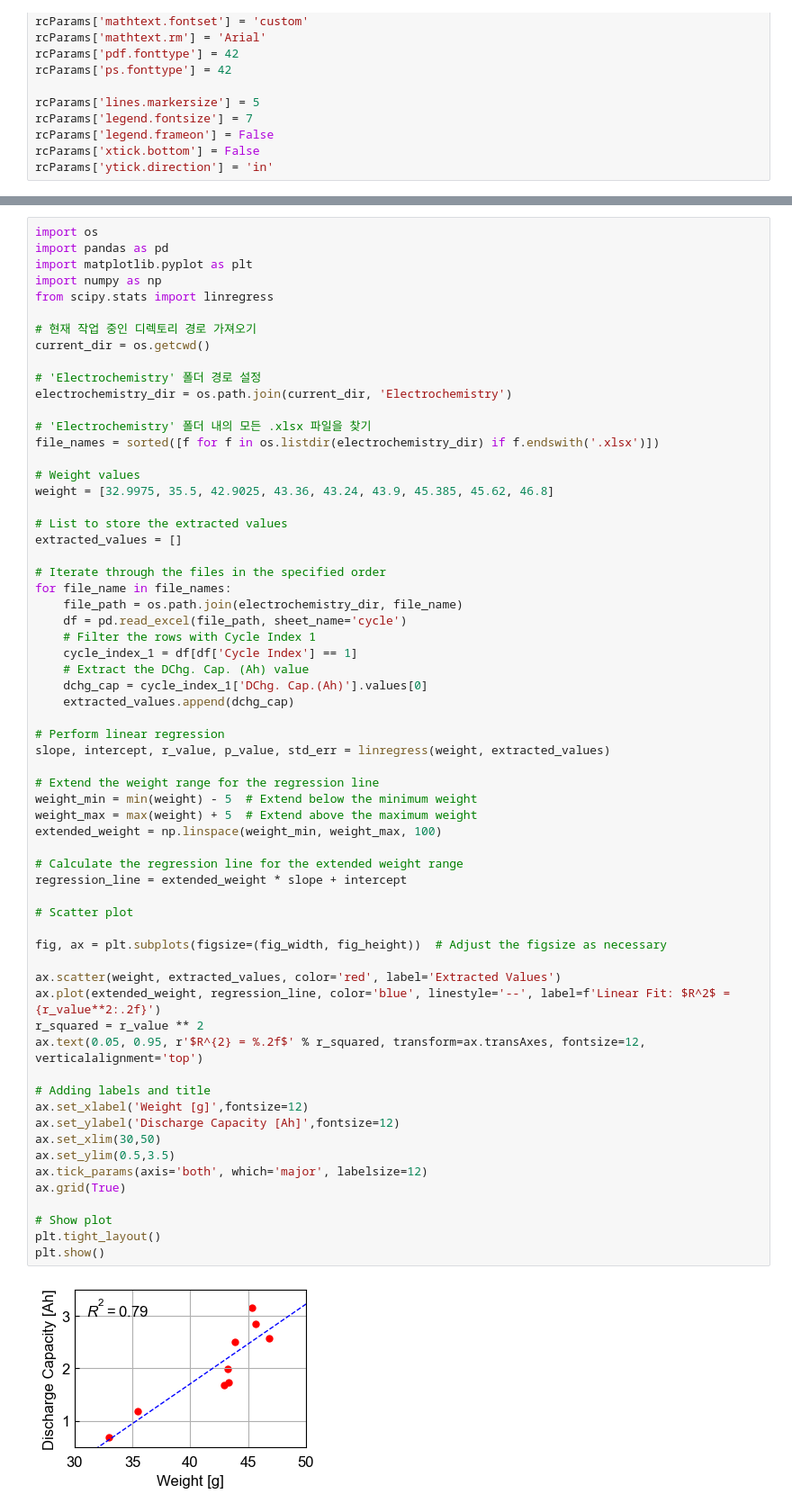
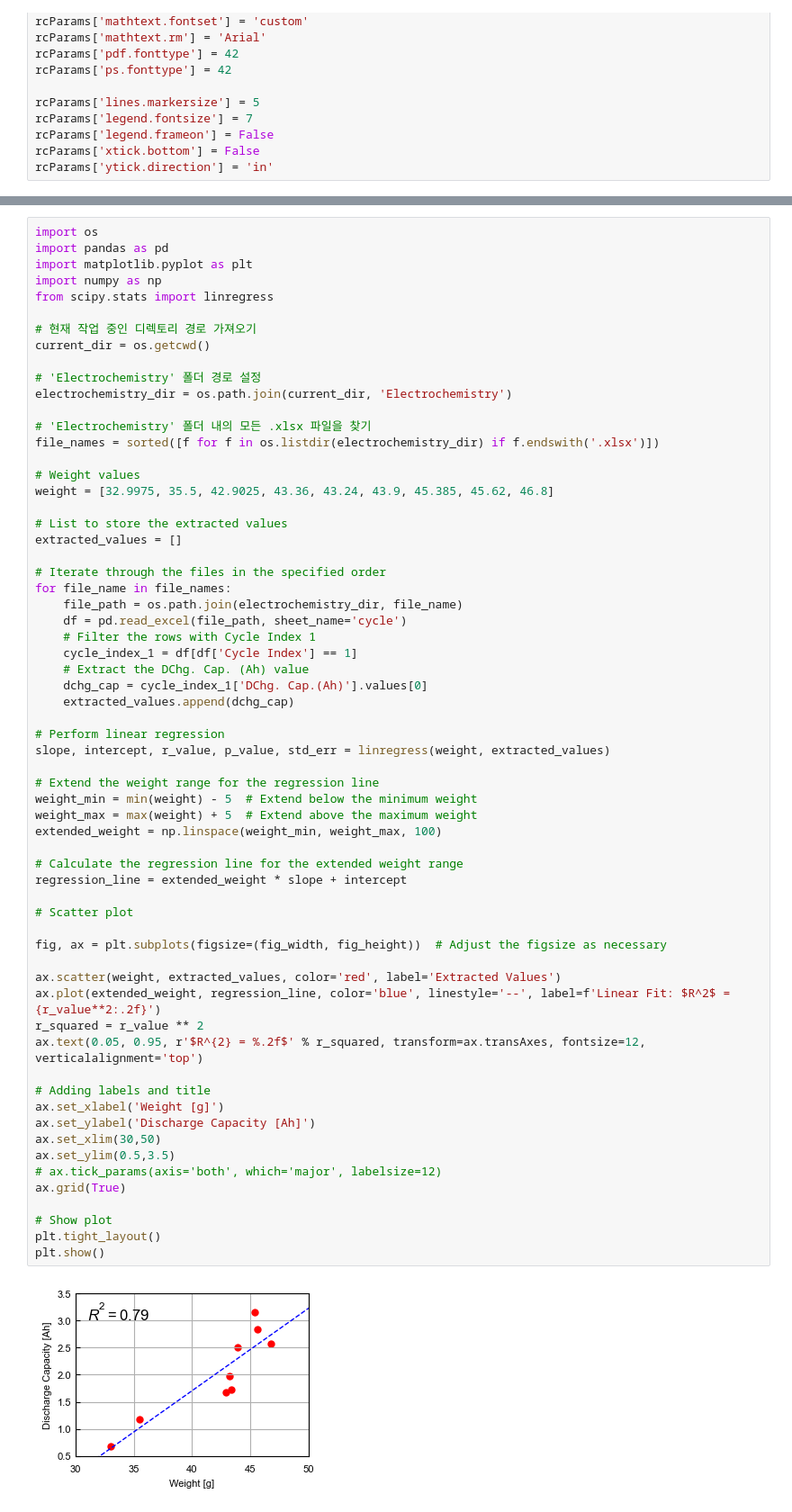
Before and after one commit to jinhongm-umich/Glimpse, a Jupyter notebook: Amazon cells/Clean-fig8.ipynb, the cells around one changed output, grey strips where cells are left out. Shown: that part at 90% size. Cells and saved outputs as stored; diff of their text form.

```diff
--- a/Amazon cells/Clean-fig8.ipynb
+++ b/Amazon cells/Clean-fig8.ipynb
@@ -135,37 +135,37 @@ for file_name in file_names:
 
 # Perform linear regression
 slope, intercept, r_value, p_value, std_err = linregress(weight, extracted_values)
 
 # Extend the weight range for the regression line
 weight_min = min(weight) - 5  # Extend below the minimum weight
 weight_max = max(weight) + 5  # Extend above the maximum weight
 extended_weight = np.linspace(weight_min, weight_max, 100)
 
 # Calculate the regression line for the extended weight range
 regression_line = extended_weight * slope + intercept
 
 # Scatter plot
 
 fig, ax = plt.subplots(figsize=(fig_width, fig_height))  # Adjust the figsize as necessary
 
 ax.scatter(weight, extracted_values, color='red', label='Extracted Values')
 ax.plot(extended_weight, regression_line, color='blue', linestyle='--', label=f'Linear Fit: $R^2$ = {r_value**2:.2f}')
 r_squared = r_value ** 2
 ax.text(0.05, 0.95, r'$R^{2} = %.2f$' % r_squared, transform=ax.transAxes, fontsize=12, verticalalignment='top')
 
 # Adding labels and title
-ax.set_xlabel('Weight [g]',fontsize=12)
-ax.set_ylabel('Discharge Capacity [Ah]',fontsize=12)
+ax.set_xlabel('Weight [g]')
+ax.set_ylabel('Discharge Capacity [Ah]')
 ax.set_xlim(30,50)
 ax.set_ylim(0.5,3.5)
-ax.tick_params(axis='both', which='major', labelsize=12)
+# ax.tick_params(axis='both', which='major', labelsize=12)
 ax.grid(True)
 
 # Show plot
 plt.tight_layout()
 plt.show()
 # %% [output]
-[figure, old version]
+[figure, new version]
 # %%
 import matplotlib.pyplot as plt
 import numpy as np
```
Also changed, not shown: parts of 2 cells of this notebook, 4 other files.
